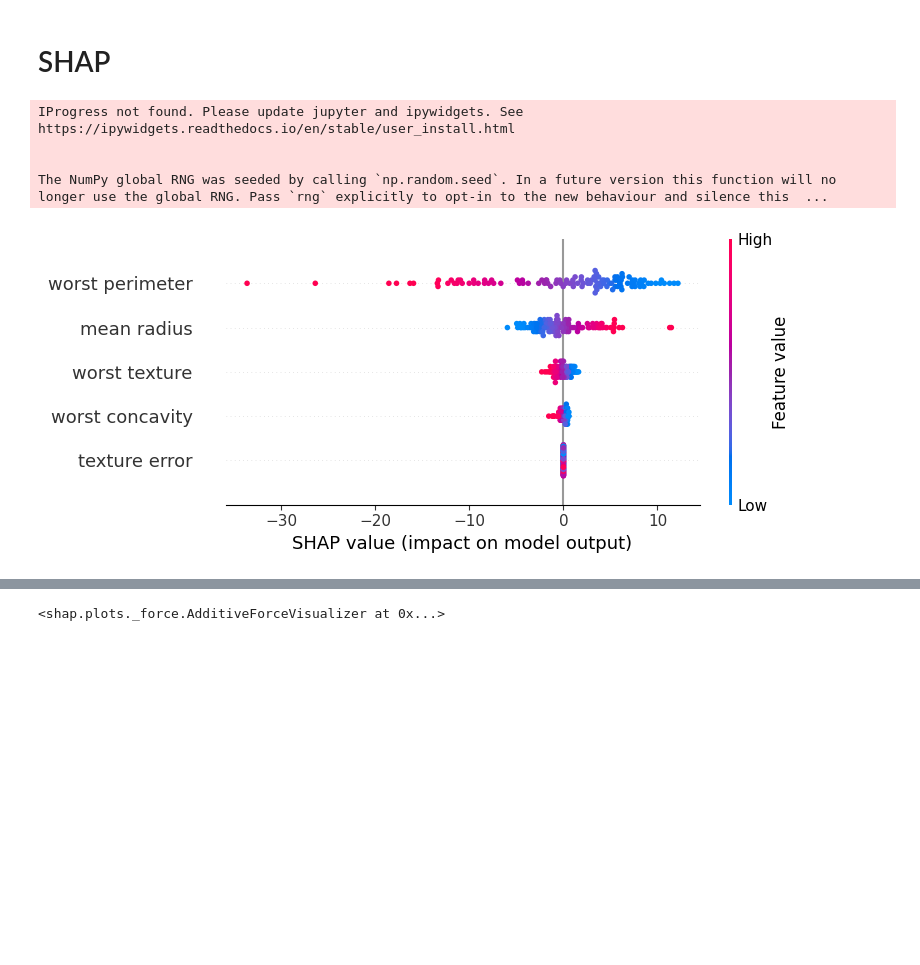
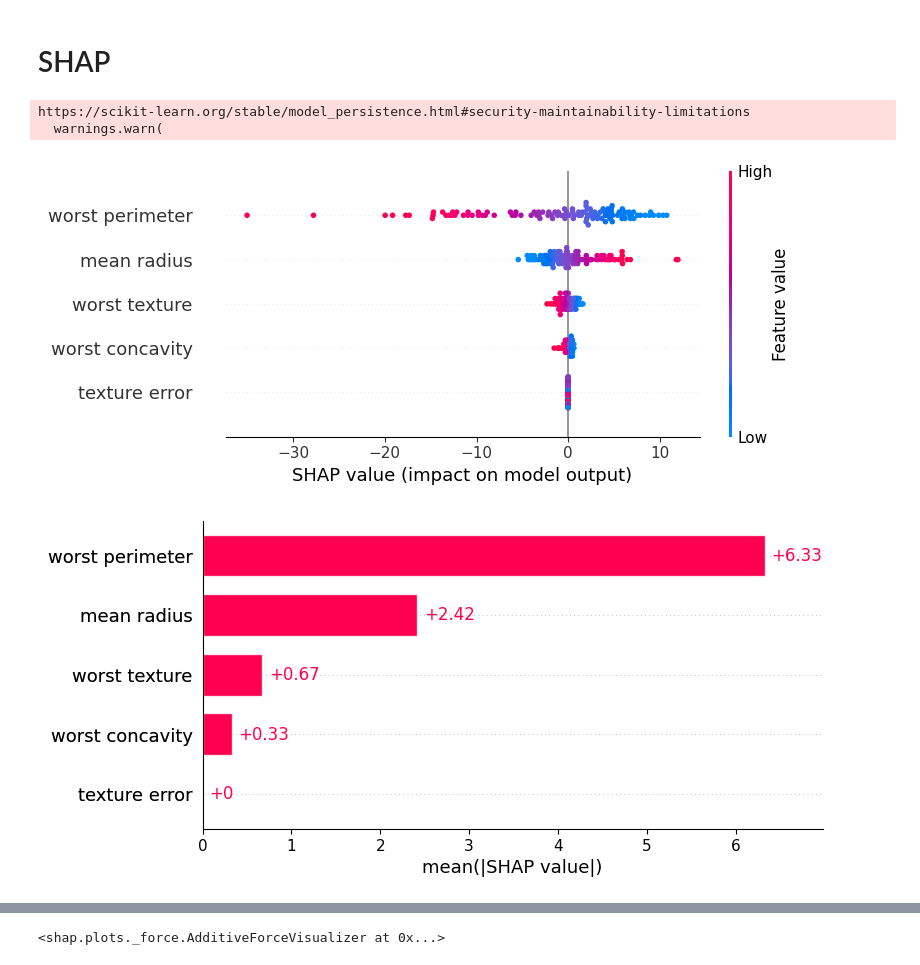
Before and after one commit to WewerAlbrechtsenLab/ML, a Jupyter notebook: notebooks/ML.ipynb, the cells around one changed output, grey strips where cells are left out. Cells and saved outputs as stored; diff of their text form; code cells hidden in the pictures; blank space fills up the shorter version.

```diff
--- a/notebooks/ML.ipynb
+++ b/notebooks/ML.ipynb
@@ -43,23 +39,19 @@ from sklearn.datasets import load_breast_cancer
 from sklearn.model_selection import train_test_split
 import numpy as np
 
-data = load_breast_cancer(as_frame=True)
+data = load_breast_cancer(as_frame=True)    # example dataset, here 0 is the positive class (212 malignant) and 1 is the negative class (357 benign) sowe set the positive label to 0 in the config
 n = len(data.data)
 meta = pd.DataFrame({
     "target": data.target,
     "age": np.random.randint(30, 80, size=n),
     "sex": np.random.choice(["F", "M"], size=n)
 })
-#meta["target"] = meta["target"].map({0: "control", 1: "case"})
 
-y = (data.target == config.positive_label).astype(int)   # 1 = malignant, 0 = benign
-
+y = (data.target == config.positive_label).astype(int) # convert to binary labels (1 for positive class, 0 for negative class)
 data.data.index = pd.MultiIndex.from_frame(meta)
 
-X_train, X_ext, y_train, y_ext = train_test_split(
-    data.data, y, test_size=0.2, random_state=42, stratify=data.target
-)
-
+X_train, X_test, y_train, y_test = train_test_split(
+    data.data, y, test_size=0.2, random_state=42, stratify=data.target)
 
 y_train.index = X_train.index  # sync indexes
-y_ext.index = X_ext.index
+y_test.index = X_test.index
@@ -215,16 +220,16 @@ import joblib
 package = joblib.load("../outputs/saved_models/logistic_regression.joblib")
 model = package["model"]
 feature_names = package["feature_names"]
-le = package["label_encoder"]
 
 # Use selected features
-X_ext = X_ext[feature_names]
+X_test = X_test[feature_names]
 
 # Predict
-y_pred = model.predict(X_ext)
-y_pred_original = le.inverse_transform(y_pred)
+y_pred = model.predict(X_test)
+y_pred_enc = pd.Series(y_pred).map({0:'Benign', 1:'Malignant'})
+y_tru_enc = pd.Series(y_test).map({0:'Benign', 1:'Malignant'})
 
-print(classification_report(y_ext, y_pred_original))
+print(classification_report(y_tru_enc, y_pred_enc))
 # %% [output]
               precision    recall  f1-score   support
 
@@ -300,34 +329,34 @@ plt.show()
 # %%
 import joblib
 import shap
 import numpy as np
 import pandas as pd
 
 package = joblib.load("../outputs/saved_models/logistic_regression.joblib")
 model = package["model"]
 feature_names = package["feature_names"]
-le = package["label_encoder"]
 
-X_ext = X_ext[feature_names]
+X_test = X_test[feature_names]
 
 # Create SHAP Explainer
-explainer = shap.Explainer(model, X_ext, model_output="probability")
+explainer = shap.Explainer(model, X_train[feature_names]) # always use as background the training data
 
 # Calculate SHAP values for the validation set (or any other dataset)
-shap_values = explainer(X_ext)
+shap_values = explainer(X_test)
 
 # Summary Plot - Shows feature importance across all samples
-shap.summary_plot(shap_values, X_ext)
+shap.summary_plot(shap_values, X_test)
+shap.plots.bar(shap_values)
+
 
 # If you want to visualize a specific prediction's SHAP values
 idx = 0  # Change this to the index of the sample you want to visualize
 shap.initjs()
 shap.force_plot(shap_values[idx])
 # %% [output]
-IProgress not found. Please update jupyter and ipywidgets. See https://ipywidgets.readthedocs.io/en/stable/user_install.html
-
-
-The NumPy global RNG was seeded by calling `np.random.seed`. In a future version this function will no longer use the global RNG. Pass `rng` explicitly to opt-in to the new behaviour and silence this  ...
+https://scikit-learn.org/stable/model_persistence.html#security-maintainability-limitations
+  warnings.warn(
-[figure, old version]
+[figure, new version]
+[figure, added]
 [interactive output not drawn]
 <shap.plots._force.AdditiveForceVisualizer at 0x...>
```
Also changed, not shown: parts of 16 cells of this notebook, 4 other files.
